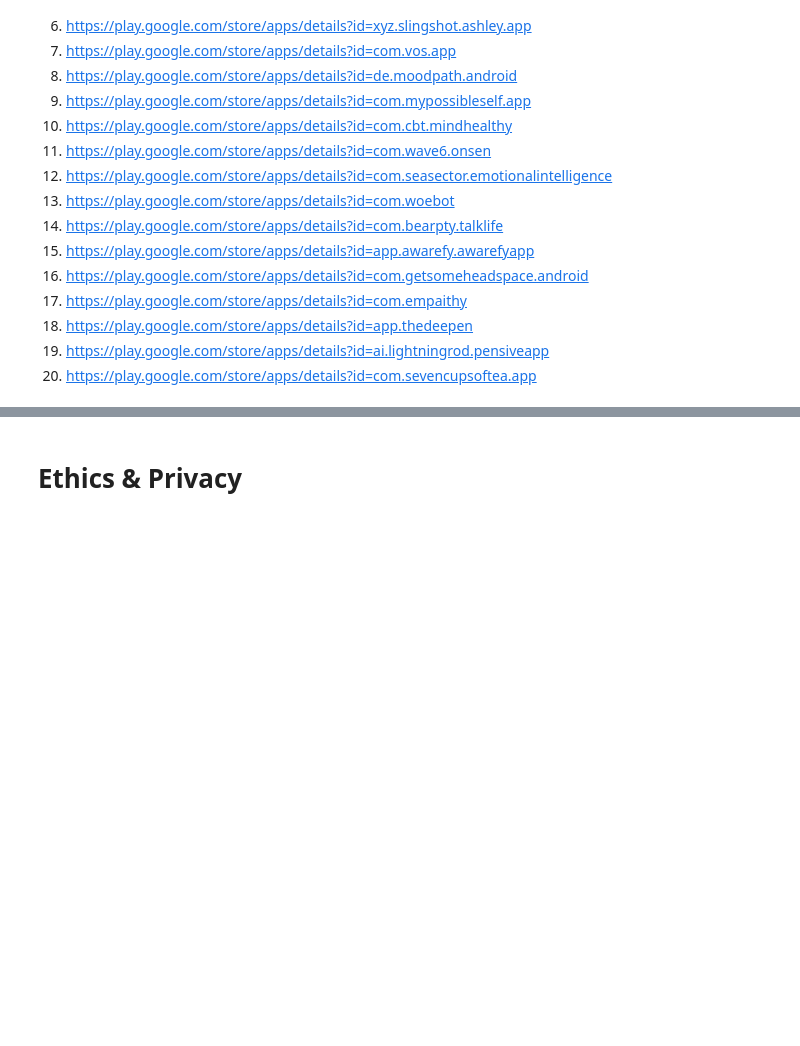
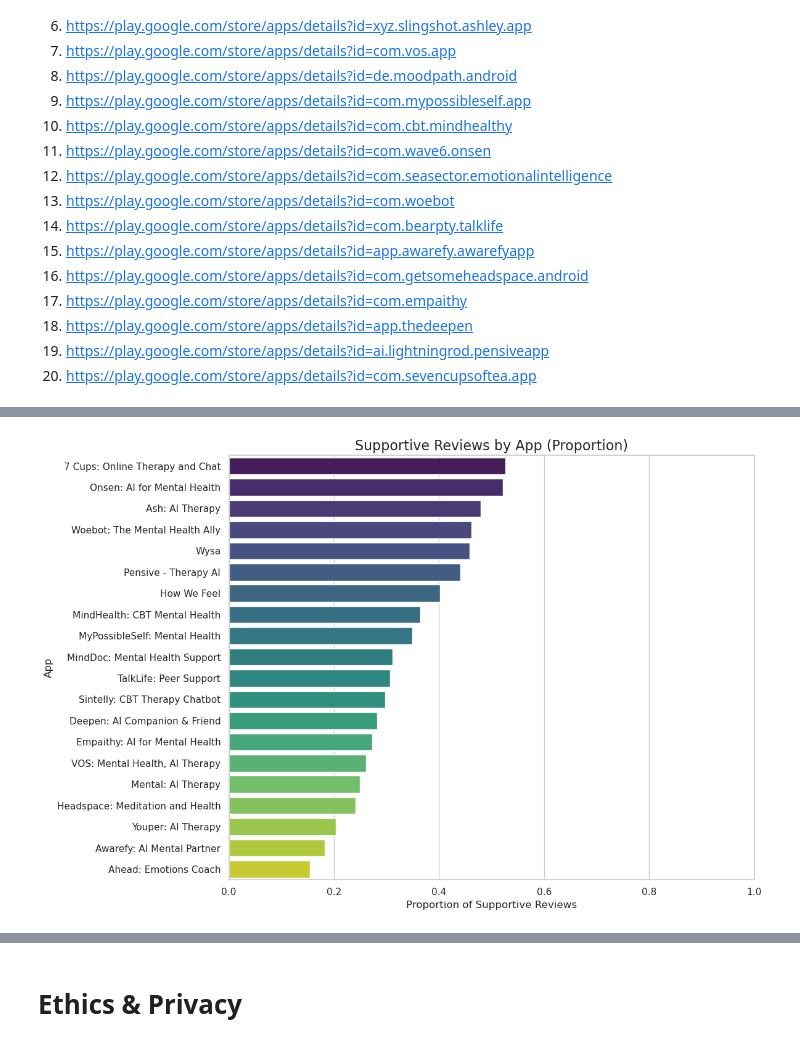
Before and after one commit to avalonandresen/cogs108, a Jupyter notebook: FinalProject_Group018_SP25.ipynb, the cells around one changed output, grey strips where cells are left out. Saved outputs shown, nothing was run; the diff lists cells and outputs as text; code cells hidden in the pictures; blank space fills up the shorter version.

```diff
--- a/FinalProject_Group018_SP25.ipynb
+++ b/FinalProject_Group018_SP25.ipynb
@@ -301,0 +570,21 @@ Some more words and stuff.  Remember notebooks work best if you interleave the c
+# %%
+app_stats_sorted = app_stats.sort_values('supportive_frequency', ascending=False)
+
+plt.figure(figsize=(12, 8))
+sns.barplot(
+    x='supportive_frequency',
+    y=app_stats_sorted.index,
+    hue=app_stats_sorted.index,
+    data=app_stats_sorted,
+    palette='viridis',
+    legend=False
+)
+
+plt.title("Supportive Reviews by App (Proportion)", fontsize=16)
+plt.xlabel("Proportion of Supportive Reviews")
+plt.ylabel("App")
+plt.xlim(0, 1)
+plt.tight_layout()
+plt.show()
+# %% [output]
+[figure, added]
```
Also changed, not shown: parts of 47 cells of this notebook, 2 other files.
